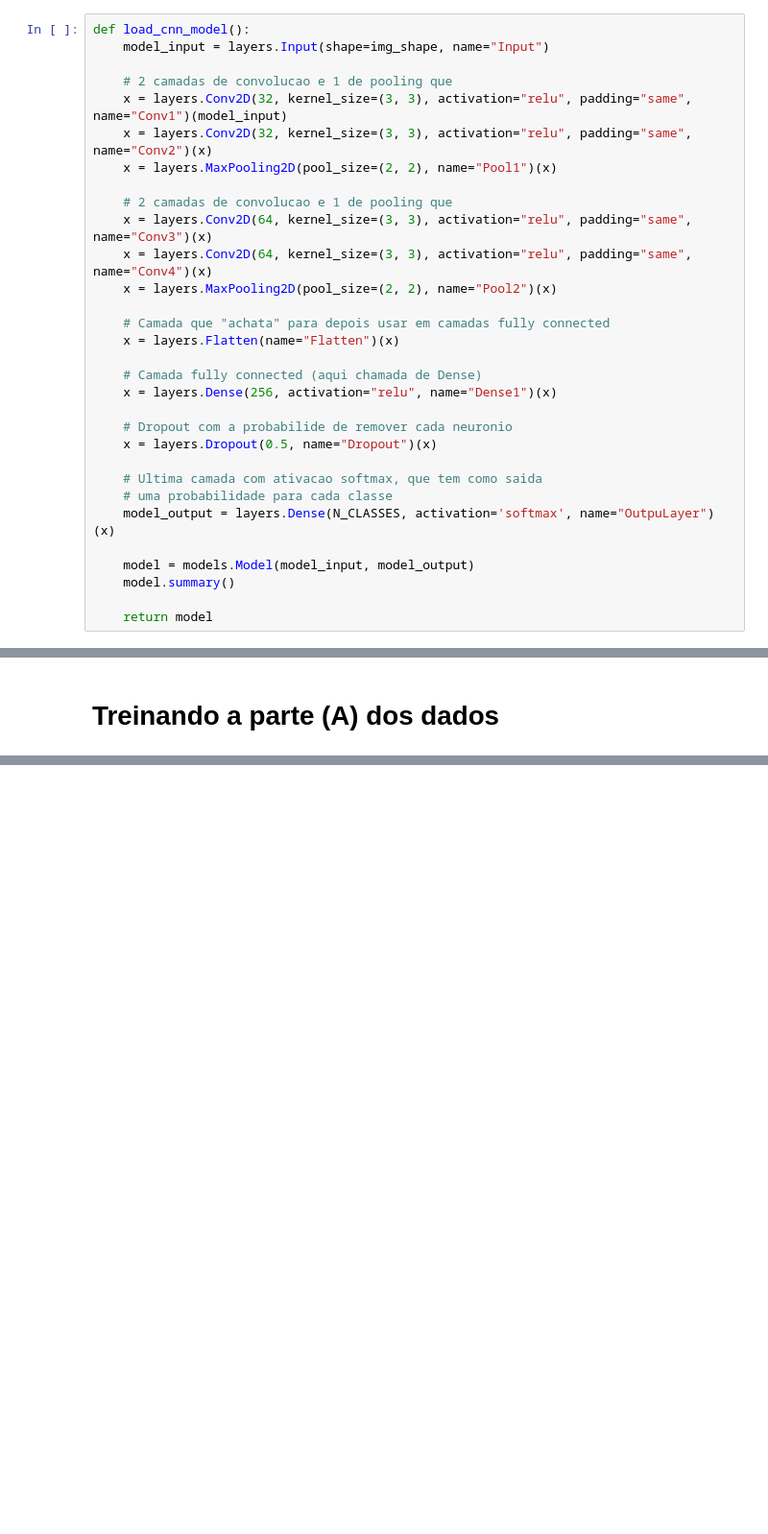
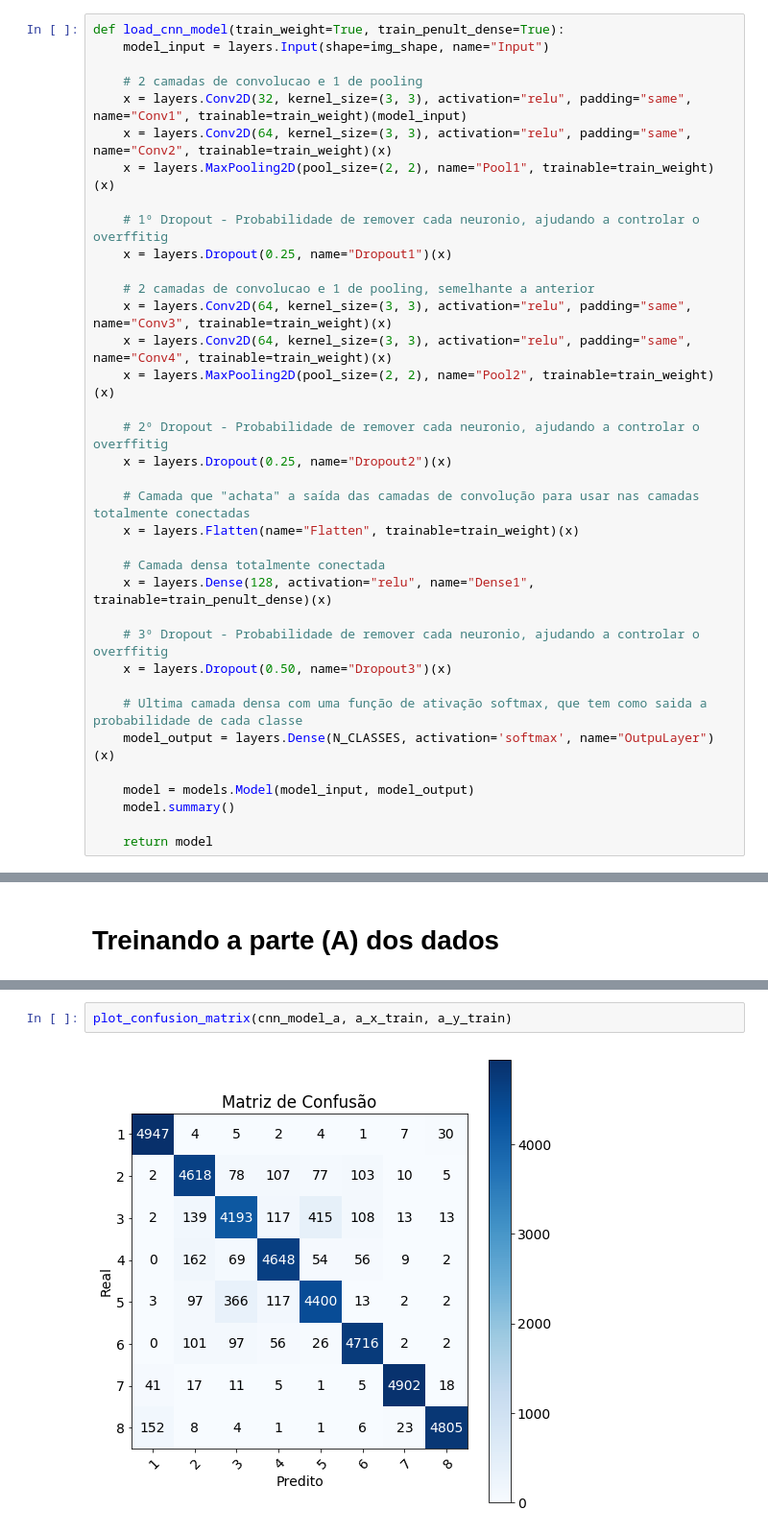
Before and after one commit to danielkansaon/MachineLearning, a Jupyter notebook: TP2/DanielPimentelKansaon.ipynb, the cells around one changed output, grey strips where cells are left out. Shown at 96% size. Saved outputs shown, nothing was run; the diff lists cells and outputs as text; blank space fills up the shorter version.

```diff
--- a/TP2/DanielPimentelKansaon.ipynb
+++ b/TP2/DanielPimentelKansaon.ipynb
@@ -101,28 +188,33 @@ O modelo CNN tem basicamente 2 camadas de convolução seguidas de 1 pooling. Es
 # %%
-def load_cnn_model():
+def load_cnn_model(train_weight=True, train_penult_dense=True):
     model_input = layers.Input(shape=img_shape, name="Input")
 
-    # 2 camadas de convolucao e 1 de pooling que
-    x = layers.Conv2D(32, kernel_size=(3, 3), activation="relu", padding="same", name="Conv1")(model_input)
-    x = layers.Conv2D(32, kernel_size=(3, 3), activation="relu", padding="same", name="Conv2")(x)
-    x = layers.MaxPooling2D(pool_size=(2, 2), name="Pool1")(x)
+    # 2 camadas de convolucao e 1 de pooling
+    x = layers.Conv2D(32, kernel_size=(3, 3), activation="relu", padding="same", name="Conv1", trainable=train_weight)(model_input)
+    x = layers.Conv2D(64, kernel_size=(3, 3), activation="relu", padding="same", name="Conv2", trainable=train_weight)(x)
+    x = layers.MaxPooling2D(pool_size=(2, 2), name="Pool1", trainable=train_weight)(x)
 
-    # 2 camadas de convolucao e 1 de pooling que
-    x = layers.Conv2D(64, kernel_size=(3, 3), activation="relu", padding="same", name="Conv3")(x)
-    x = layers.Conv2D(64, kernel_size=(3, 3), activation="relu", padding="same", name="Conv4")(x)
-    x = layers.MaxPooling2D(pool_size=(2, 2), name="Pool2")(x)
+    # 1º Dropout - Probabilidade de remover cada neuronio, ajudando a controlar o overffitig
+    x = layers.Dropout(0.25, name="Dropout1")(x)
 
-    # Camada que "achata" para depois usar em camadas fully connected
-    x = layers.Flatten(name="Flatten")(x)
+    # 2 camadas de convolucao e 1 de pooling, semelhante a anterior
+    x = layers.Conv2D(64, kernel_size=(3, 3), activation="relu", padding="same", name="Conv3", trainable=train_weight)(x)
+    x = layers.Conv2D(64, kernel_size=(3, 3), activation="relu", padding="same", name="Conv4", trainable=train_weight)(x)
+    x = layers.MaxPooling2D(pool_size=(2, 2), name="Pool2", trainable=train_weight)(x)
 
-    # Camada fully connected (aqui chamada de Dense)
-    x = layers.Dense(256, activation="relu", name="Dense1")(x)
+    # 2º Dropout - Probabilidade de remover cada neuronio, ajudando a controlar o overffitig
+    x = layers.Dropout(0.25, name="Dropout2")(x)
 
-    # Dropout com a probabilide de remover cada neuronio
-    x = layers.Dropout(0.5, name="Dropout")(x)
+    # Camada que "achata" a saída das camadas de convolução para usar nas camadas totalmente conectadas
+    x = layers.Flatten(name="Flatten", trainable=train_weight)(x)
 
-    # Ultima camada com ativacao softmax, que tem como saida
-    # uma probabilidade para cada classe
+    # Camada densa totalmente conectada
+    x = layers.Dense(128, activation="relu", name="Dense1", trainable=train_penult_dense)(x)
+
+    # 3º Dropout - Probabilidade de remover cada neuronio, ajudando a controlar o overffitig
+    x = layers.Dropout(0.50, name="Dropout3")(x)
+
+    # Ultima camada densa com uma função de ativação softmax, que tem como saida a probabilidade de cada classe
     model_output = layers.Dense(N_CLASSES, activation='softmax', name="OutpuLayer")(x)
 
     model = models.Model(model_input, model_output)
@@ -198,0 +295,4 @@ def plot_confusion_matrix(model, x_train, y_train):
+# %%
+plot_confusion_matrix(cnn_model_a, a_x_train, a_y_train)
+# %% [output]
+[figure, added]
```
Also changed, not shown: parts of 62 cells of this notebook, 1 other file.
